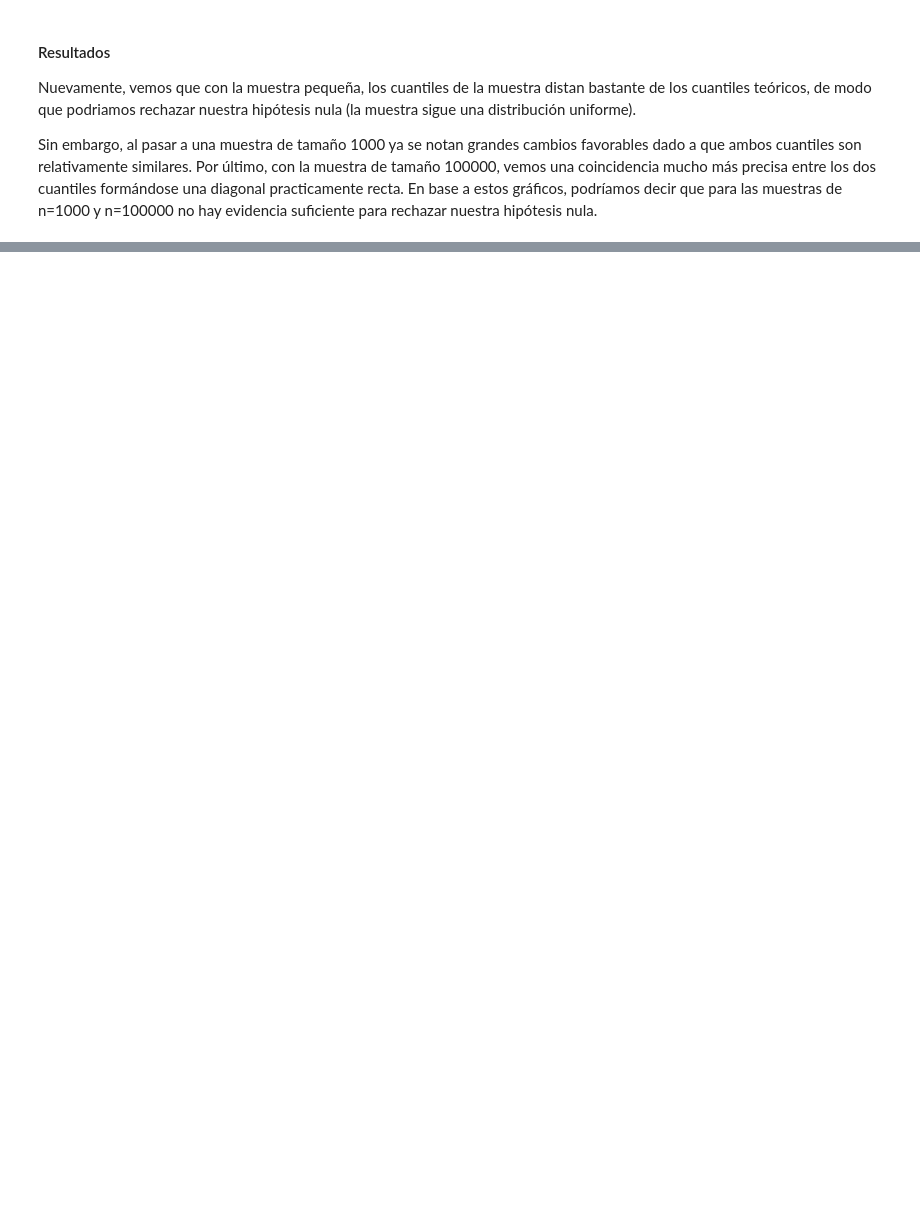
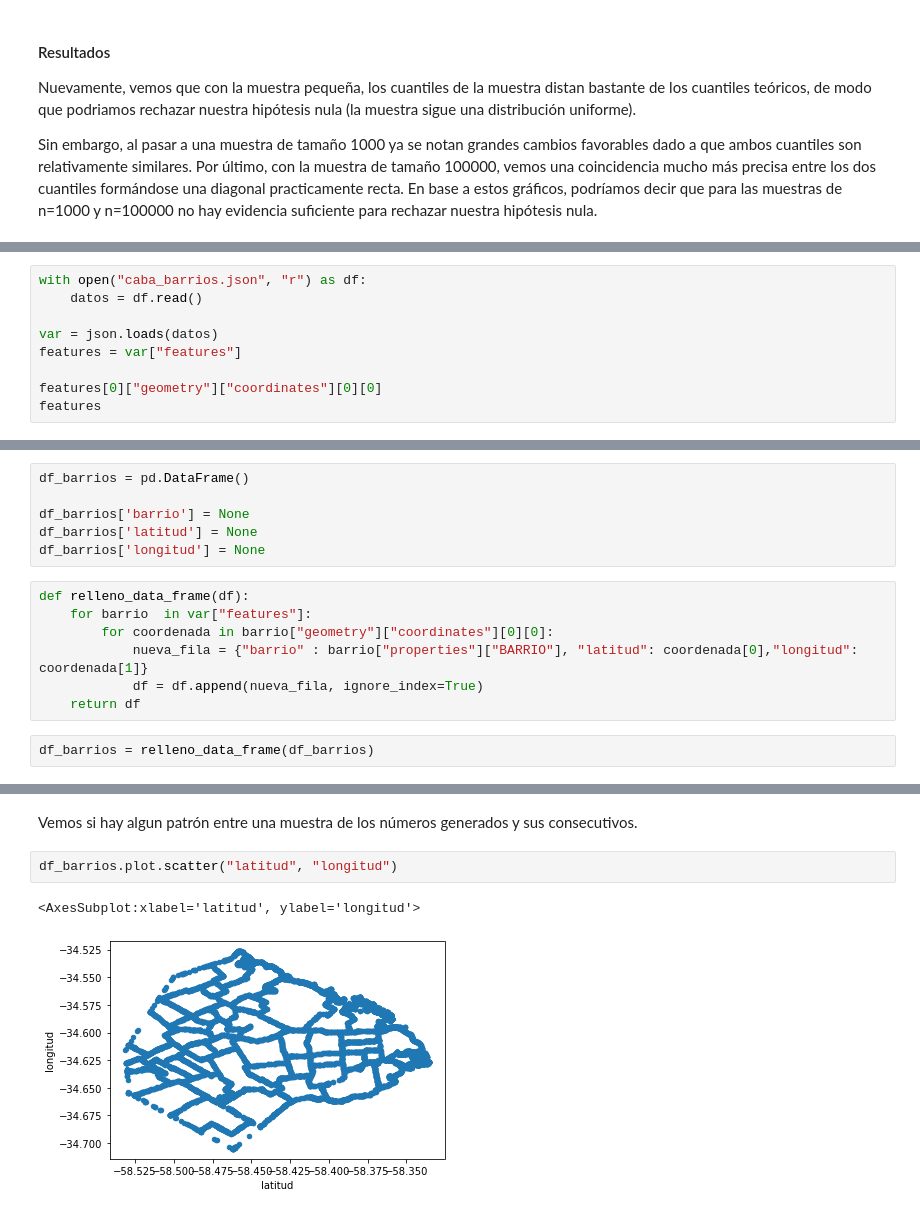
Before and after one commit to delpinor/tp-simulacion, a Jupyter notebook: TP1/ej_01.ipynb, the cells around one changed output, grey strips where cells are left out. Cells and saved outputs as stored; diff of their text form; blank space fills up the shorter version.

```diff
--- a/TP1/ej_01.ipynb
+++ b/TP1/ej_01.ipynb
@@ -371,0 +383,9 @@ Sin embargo, al pasar a una muestra de tamaño 1000 ya se notan grandes cambios
+# %%
+with open("caba_barrios.json", "r") as df:
+    datos = df.read()
+
+var = json.loads(datos)
+features = var["features"]
+
+features[0]["geometry"]["coordinates"][0][0]
+features
@@ -371,0 +410,15 @@ Sin embargo, al pasar a una muestra de tamaño 1000 ya se notan grandes cambios
+# %%
+df_barrios = pd.DataFrame()
+
+df_barrios['barrio'] = None
+df_barrios['latitud'] = None
+df_barrios['longitud'] = None
+# %%
+def relleno_data_frame(df):
+    for barrio  in var["features"]:
+        for coordenada in barrio["geometry"]["coordinates"][0][0]:
+            nueva_fila = {"barrio" : barrio["properties"]["BARRIO"], "latitud": coordenada[0],"longitud": coordenada[1]}
+            df = df.append(nueva_fila, ignore_index=True)
+    return df
+# %%
+df_barrios = relleno_data_frame(df_barrios)
@@ -371,0 +441,7 @@ Sin embargo, al pasar a una muestra de tamaño 1000 ya se notan grandes cambios
+# %% [markdown]
+Vemos si hay algun patrón entre una muestra de los números generados y sus consecutivos.
+# %%
+df_barrios.plot.scatter("latitud", "longitud")
+# %% [output]
+<AxesSubplot:xlabel='latitud', ylabel='longitud'>
+[figure, added]
```
Also changed, not shown: parts of 21 cells of this notebook.
